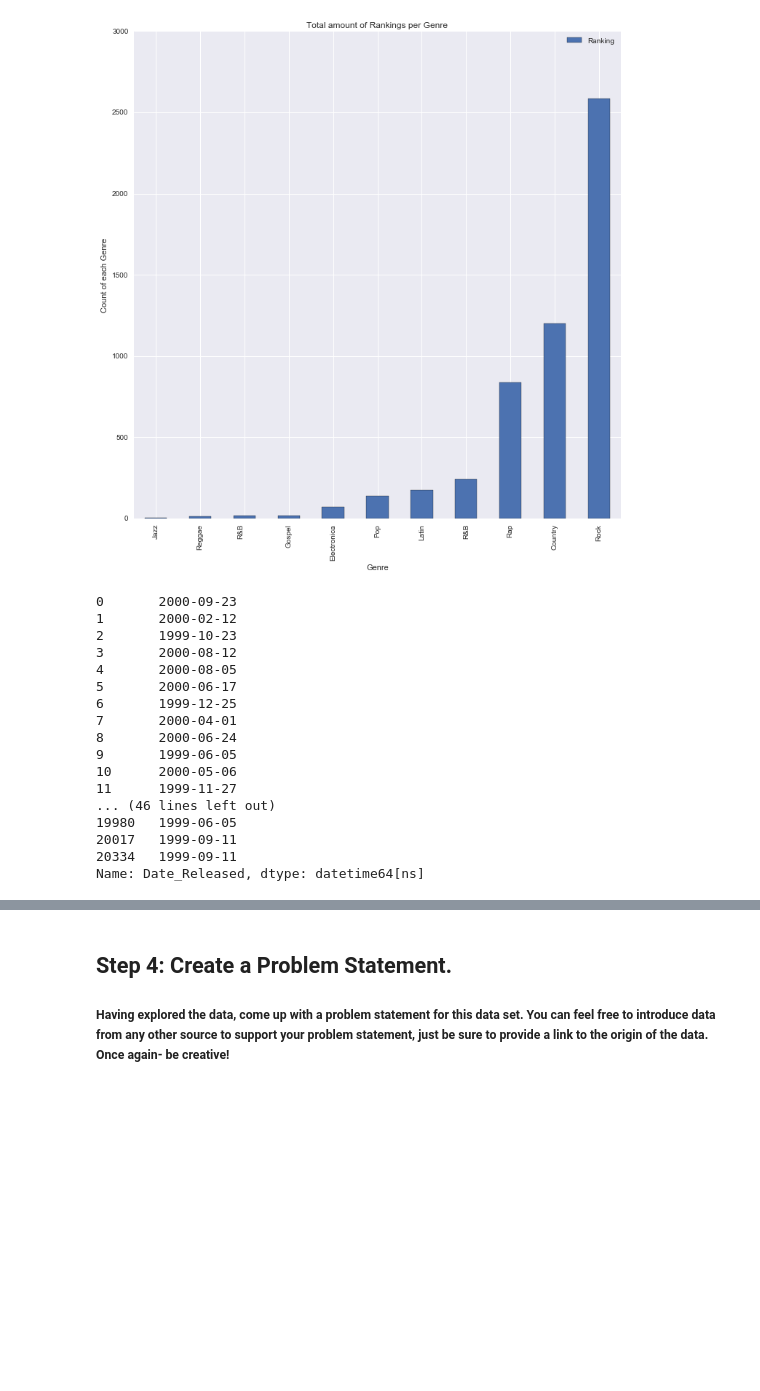
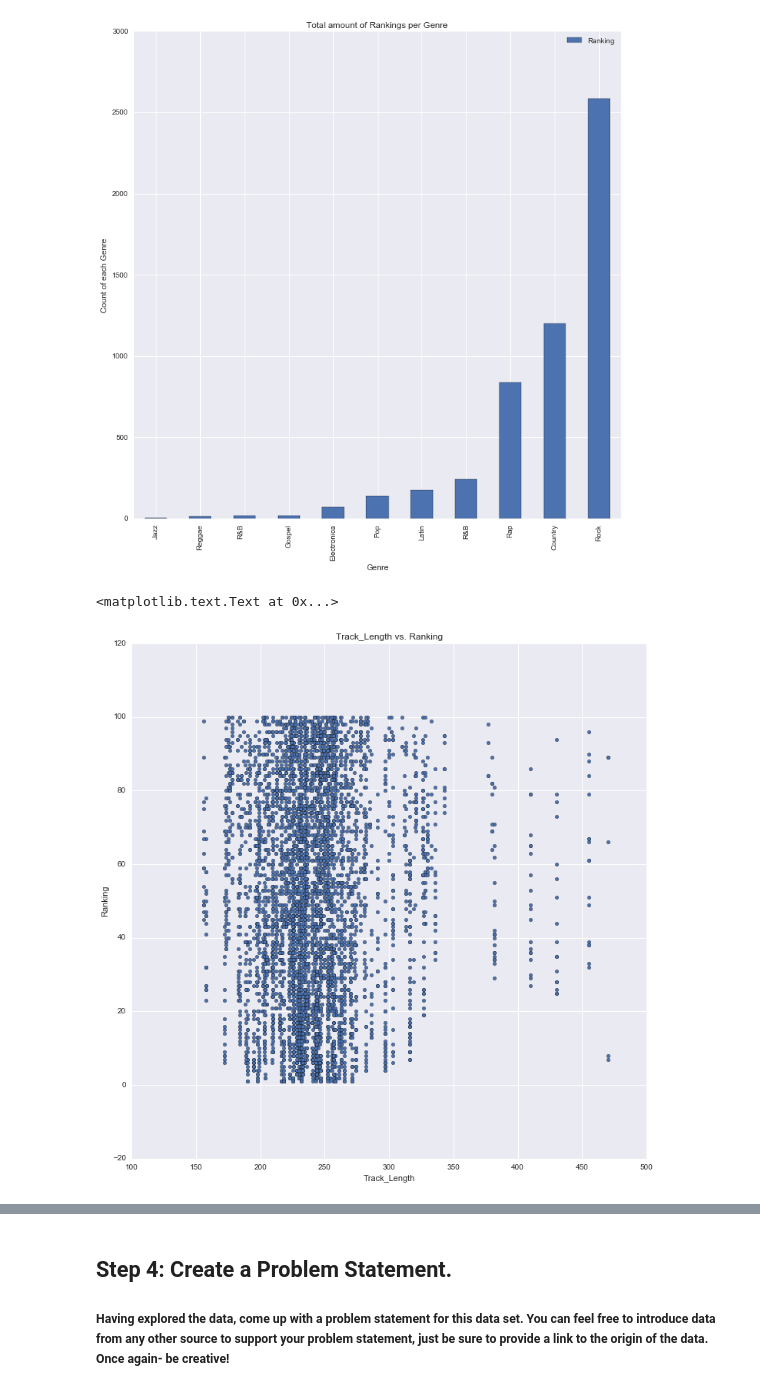
Before and after one commit to jrcmalunay/DSI-SF-1-JRCMALUNAY, a Jupyter notebook: projects/project-02/starter-code/project_2.ipynb, the cells around one changed output, grey strips where cells are left out. Saved outputs shown, nothing was run; the diff lists cells and outputs as text; code cells hidden in the pictures; blank space fills up the shorter version.

```diff
--- a/projects/project-02/starter-code/project_2.ipynb
+++ b/projects/project-02/starter-code/project_2.ipynb
@@ -246,28 +246,14 @@ rank_vs_genre.set_title('Total amount of Rankings per Genre')
 [figure]
 # %%
 sns.set(rc={"figure.figsize": (12, 12)})
-pd.to_datetime(billboard_nan['Date_Peaked'])
-pd.to_datetime(billboard_nan['Date_Released'])
+billboard_track_rank = billboard_nan.plot.scatter(x='Track_Length',y='Ranking')
+billboard_track_rank.set_title("Track_Length vs. Ranking")
+#pd.to_datetime(billboard_nan['Date_Released'])
 
 
 #sns.tsplot(billboard_nan[['Date_Peaked']])
 #billboard_nan[['Date_Peaked']].dtypes
 #billboard_nan[['Date_Released']]
 # %% [output]
-0       2000-09-23
-1       2000-02-12
-2       1999-10-23
-3       2000-08-12
-4       2000-08-05
-5       2000-06-17
-6       1999-12-25
-7       2000-04-01
-8       2000-06-24
-9       1999-06-05
-10      2000-05-06
-11      1999-11-27
-... (46 lines left out)
-19980   1999-06-05
-20017   1999-09-11
-20334   1999-09-11
-Name: Date_Released, dtype: datetime64[ns]
+<matplotlib.text.Text at 0x...>
+[figure, added]
```
Also changed, not shown: parts of 1 cell of this notebook.
